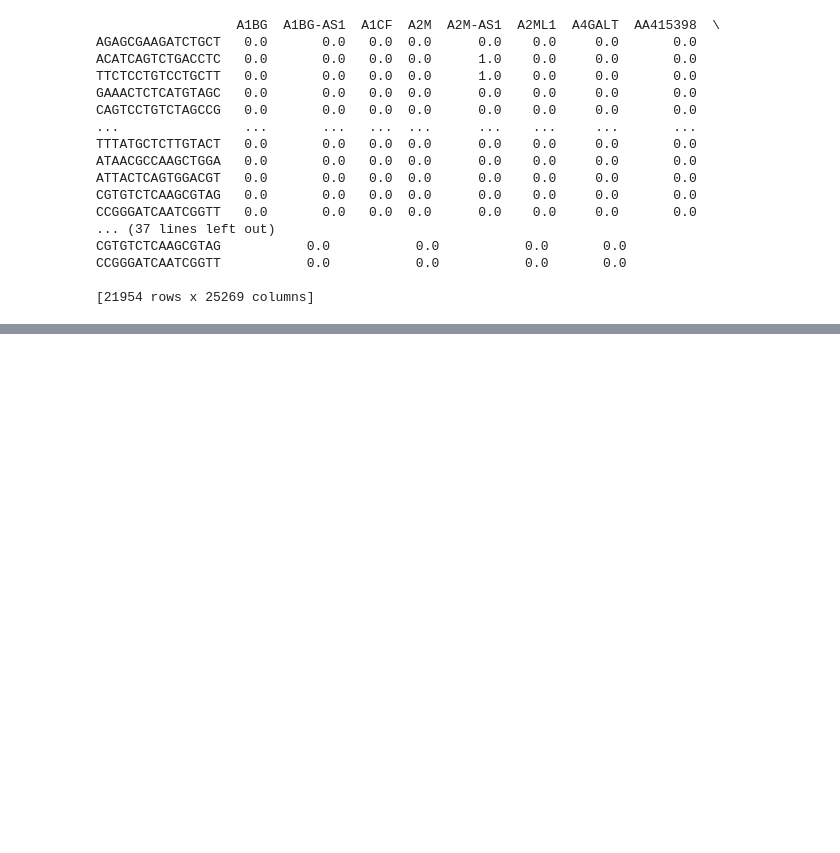
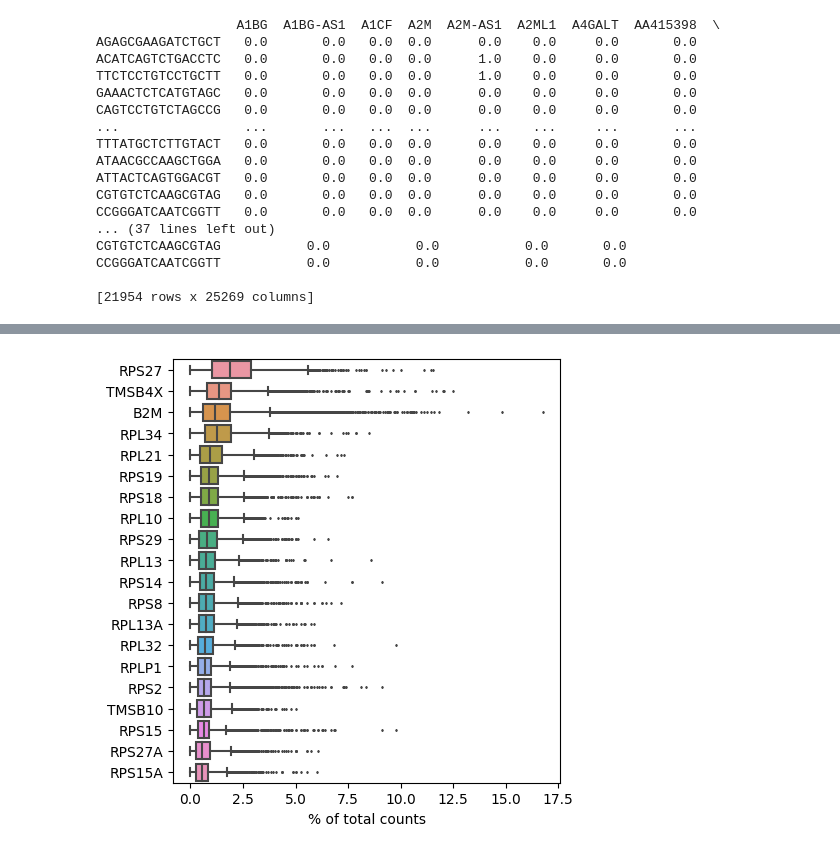
Before and after one commit to huyingguo/Hackathon-Summer-2023, a Jupyter notebook: test.ipynb, the cells around one changed output, grey strips where cells are left out. Cells and saved outputs as stored; diff of their text form; code cells hidden in the pictures; blank space fills up the shorter version.

```diff
--- a/test.ipynb
+++ b/test.ipynb
@@ -193,0 +191,4 @@ df[df['A1BG'] != 0]
+# %%
+sc.pl.highest_expr_genes(adata, n_top=20)
+# %% [output]
+[figure, added]
```
Also changed, not shown: parts of 18 cells of this notebook, 1 other file.
